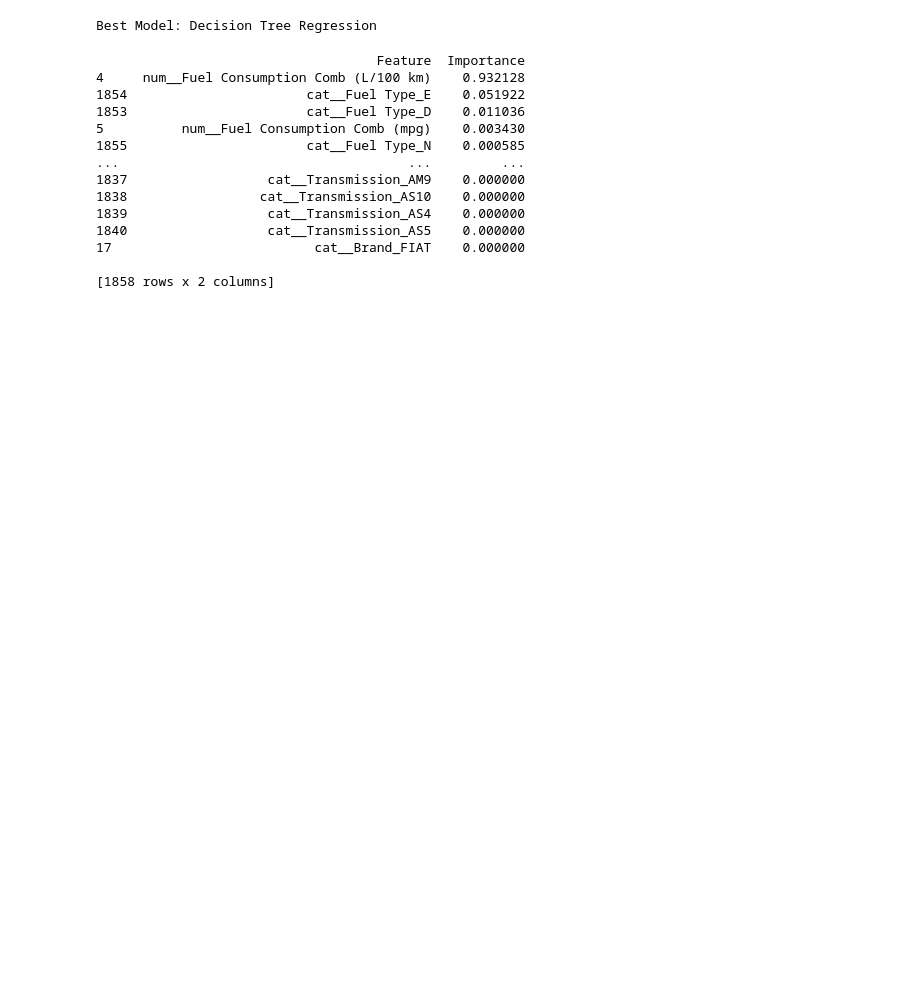
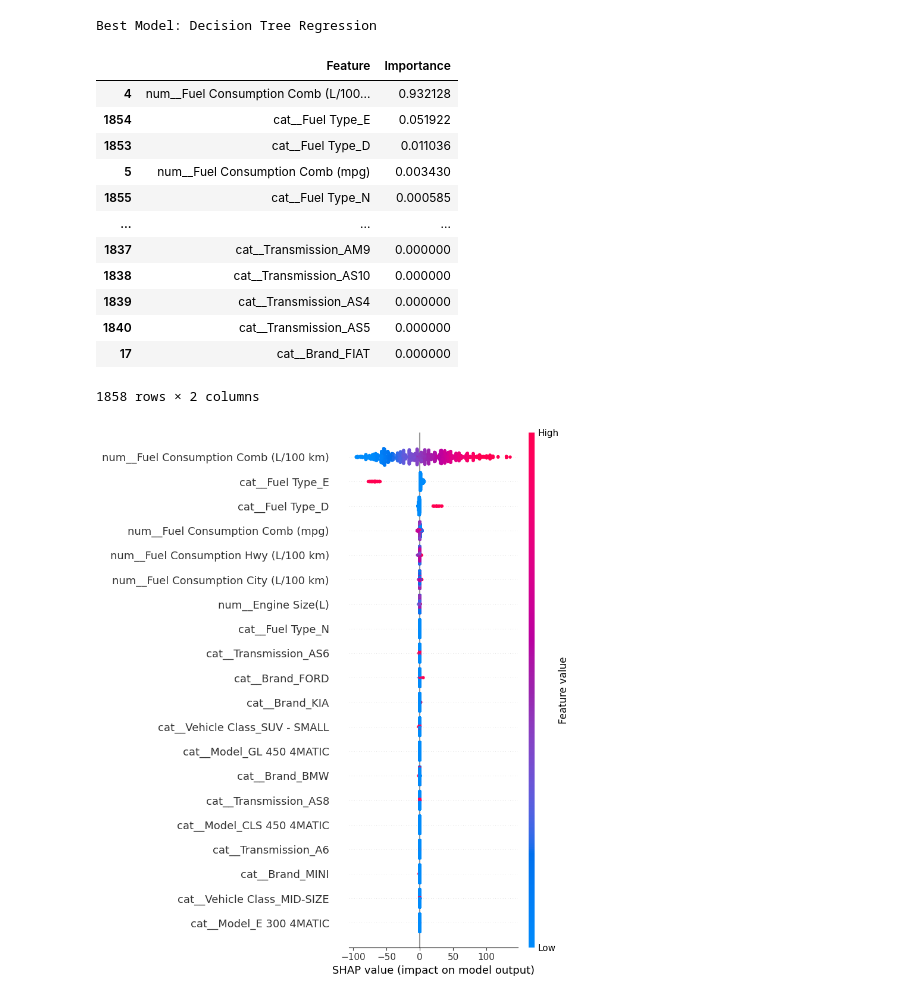
Before and after one commit to sankajithdjinasena/Vehicle-CO2-emissions, a Jupyter notebook: script.ipynb, the cells around one changed output. Cells and saved outputs as stored; diff of their text form; code cells hidden in the pictures; blank space fills up the shorter version.

```diff
--- a/script.ipynb
+++ b/script.ipynb
@@ -475,19 +475,29 @@ importance_df = pd.DataFrame({
     "Importance": importances
 }).sort_values("Importance", ascending=False)
 
-print(importance_df)
+importance_df
 # %% [output]
+|  | Feature | Importance |
+| 4 | num__Fuel Consumption Comb (L/100... | 0.932128 |
+| 1854 | cat__Fuel Type_E | 0.051922 |
+| 1853 | cat__Fuel Type_D | 0.011036 |
+| 5 | num__Fuel Consumption Comb (mpg) | 0.003430 |
+| 1855 | cat__Fuel Type_N | 0.000585 |
+| ... | ... | ... |
+| 1837 | cat__Transmission_AM9 | 0.000000 |
+| 1838 | cat__Transmission_AS10 | 0.000000 |
+| 1839 | cat__Transmission_AS4 | 0.000000 |
+| 1840 | cat__Transmission_AS5 | 0.000000 |
+| 17 | cat__Brand_FIAT | 0.000000 |
-                                    Feature  Importance
-4     num__Fuel Consumption Comb (L/100 km)    0.932128
-1854                       cat__Fuel Type_E    0.051922
-1853                       cat__Fuel Type_D    0.011036
-5          num__Fuel Consumption Comb (mpg)    0.003430
-1855                       cat__Fuel Type_N    0.000585
-...                                     ...         ...
-1837                  cat__Transmission_AM9    0.000000
-1838                 cat__Transmission_AS10    0.000000
-1839                  cat__Transmission_AS4    0.000000
-1840                  cat__Transmission_AS5    0.000000
-17                          cat__Brand_FIAT    0.000000
-
-[1858 rows x 2 columns]
+1858 rows × 2 columns
+# %%
+import shap
+explainer = shap.TreeExplainer(best_model)
+
+X_test_trans = clf.named_steps["preprocessor"].transform(X_test)
+X_test_trans = X_test_trans.astype(float)
+shap_values = explainer.shap_values(X_test_trans)
+
+shap.summary_plot(shap_values, X_test_trans, feature_names=feature_names)
+# %% [output]
+[figure, added]
```
Also changed, not shown: parts of 5 cells of this notebook.
